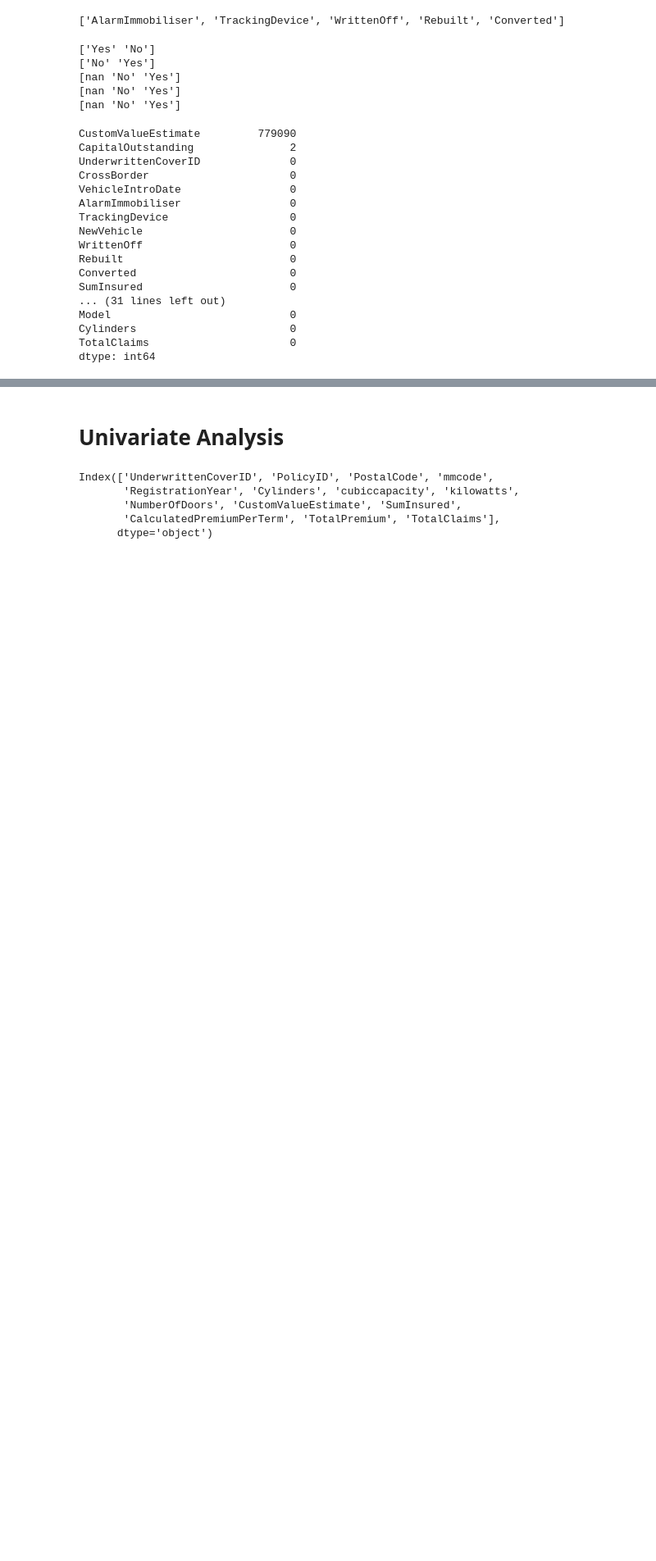
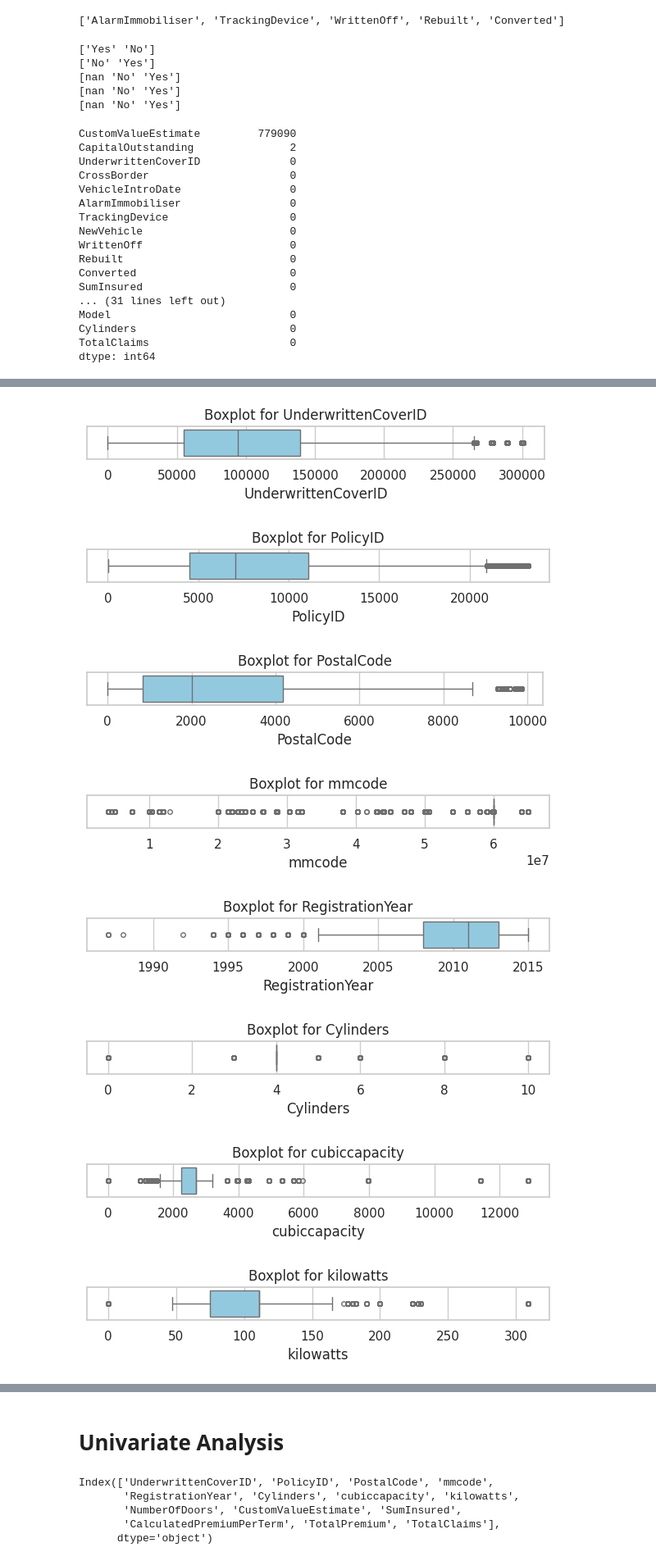
Before and after one commit to Teshager21/insurance-risk-modeling, a Jupyter notebook: notebooks/exploratory/eda_insurance.ipynb, the cells around one changed output, grey strips where cells are left out. Shown at 82% size. Saved outputs shown, nothing was run; the diff lists cells and outputs as text; code cells hidden in the pictures; blank space fills up the shorter version.

Commit message:
feat: add outlier detection method

```diff
--- a/notebooks/exploratory/eda_insurance.ipynb
+++ b/notebooks/exploratory/eda_insurance.ipynb
@@ -553,3 +553,5 @@ Model                            0
 Cylinders                        0
 TotalClaims                      0
 dtype: int64
+# %%
+numeric_cols=df.select_dtypes(include=['number']).columns.to_list()
@@ -555,0 +598,11 @@ dtype: int64
+# %%
+dq.detect_outliers_iqr_with_boxplot(df,numeric_cols)
+# %% [output]
+[figure, added]
+[figure, added]
+[figure, added]
+[figure, added]
+[figure, added]
+[figure, added]
+[figure, added]
+[figure, added]
```
Also changed, not shown: parts of 4 cells of this notebook, 1 other file.
